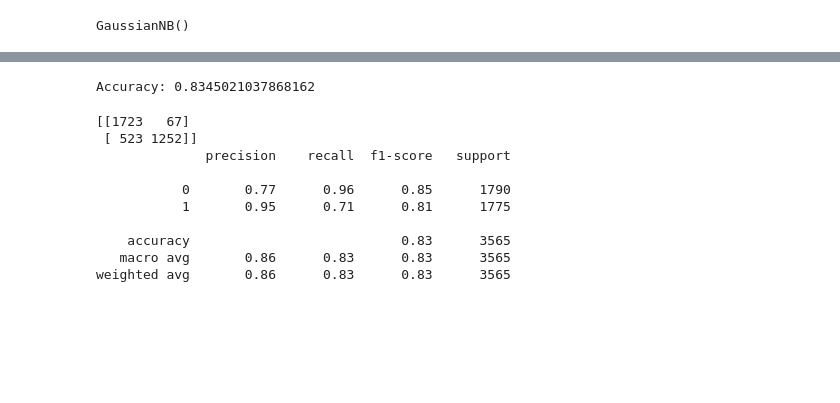
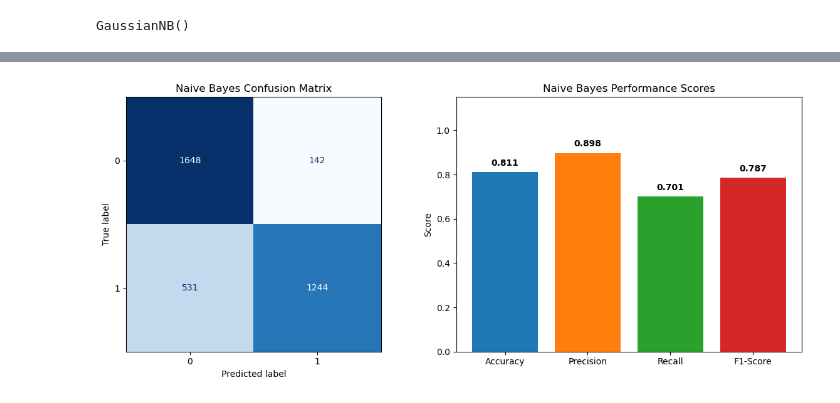
Before and after one commit to Prajit208/CSC61304-Group11-ML, a Jupyter notebook: notebooks/naivebayes.ipynb, the cells around one changed output, grey strips where cells are left out. Saved outputs shown, nothing was run; the diff lists cells and outputs as text; code cells hidden in the pictures; blank space fills up the shorter version.

```diff
--- a/notebooks/naivebayes.ipynb
+++ b/notebooks/naivebayes.ipynb
@@ -19,5 +28,5 @@ from sklearn.metrics import accuracy_score, classification_report, confusion_mat
 # %%
-X = df.drop(["high_illiteracy_risk", "ever_attending_rate"], axis=1)
+X = df.drop(["high_illiteracy_risk", "never_attending_rate"], axis=1)
 y = df["high_illiteracy_risk"]
 # %%
 X_train, X_test, y_train, y_test = train_test_split(
@@ -52,19 +77,36 @@ plt.show()
 # %%
-accuracy = accuracy_score(y_test, y_pred)
-print("Accuracy:", accuracy)
+# Plot Confusion Matrix and Evaluation Metrics
+fig, axes = plt.subplots(1, 2, figsize=(12, 5))
+
+# 1. Confusion Matrix Plot
+disp = ConfusionMatrixDisplay(confusion_matrix=cm)
+disp.plot(cmap="Blues", ax=axes[0], colorbar=False)
+axes[0].set_title("Naive Bayes Confusion Matrix")
+
+
+metrics_names = ["Accuracy", "Precision", "Recall", "F1-Score"]
+metrics_values = [acc, prec, rec, f1]
+bars = axes[1].bar(
+    metrics_names, metrics_values, color=["#1f77b4", "#ff7f0e", "#2ca02c", "#d62728"]
+)
+
+axes[1].set_ylim(0, 1.15)
+axes[1].set_ylabel("Score")
+axes[1].set_title("Naive Bayes Performance Scores")
+
+# Add exact numeric values above each bar
+for bar, val in zip(bars, metrics_values):
+    axes[1].text(
+        bar.get_x() + bar.get_width() / 2,
+        bar.get_height() + 0.02,
+        f"{val:.3f}",
+        ha="center",
+        va="bottom",
+        fontsize=10,
+        fontweight="bold",
+    )
+
+plt.tight_layout()
+plt.show()
 # %% [output]
-Accuracy: 0.8345021037868162
+[figure, added]
-# %%
-print(confusion_matrix(y_test, y_pred))
-print(classification_report(y_test, y_pred))
-# %% [output]
-[[1723   67]
- [ 523 1252]]
-              precision    recall  f1-score   support
-
-           0       0.77      0.96      0.85      1790
-           1       0.95      0.71      0.81      1775
-
-    accuracy                           0.83      3565
-   macro avg       0.86      0.83      0.83      3565
-weighted avg       0.86      0.83      0.83      3565
```
Also changed, not shown: parts of 3 cells of this notebook.
